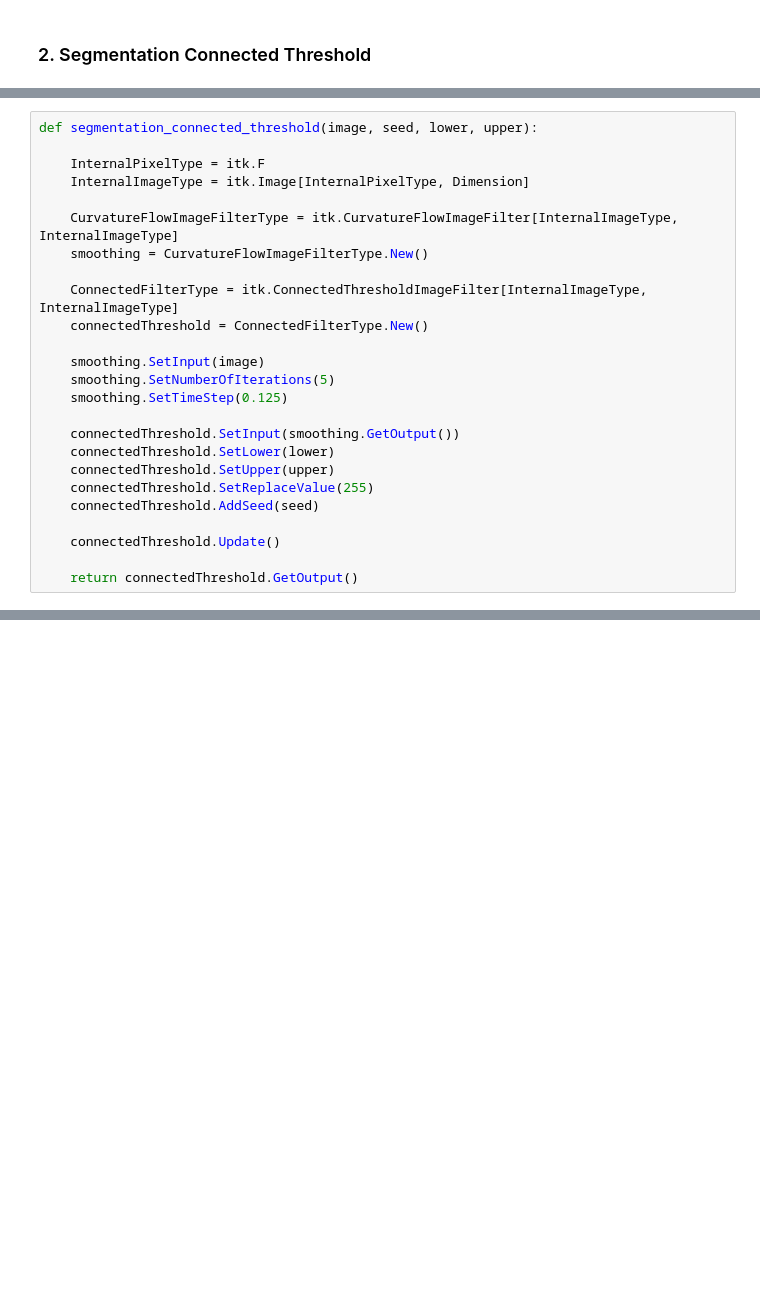
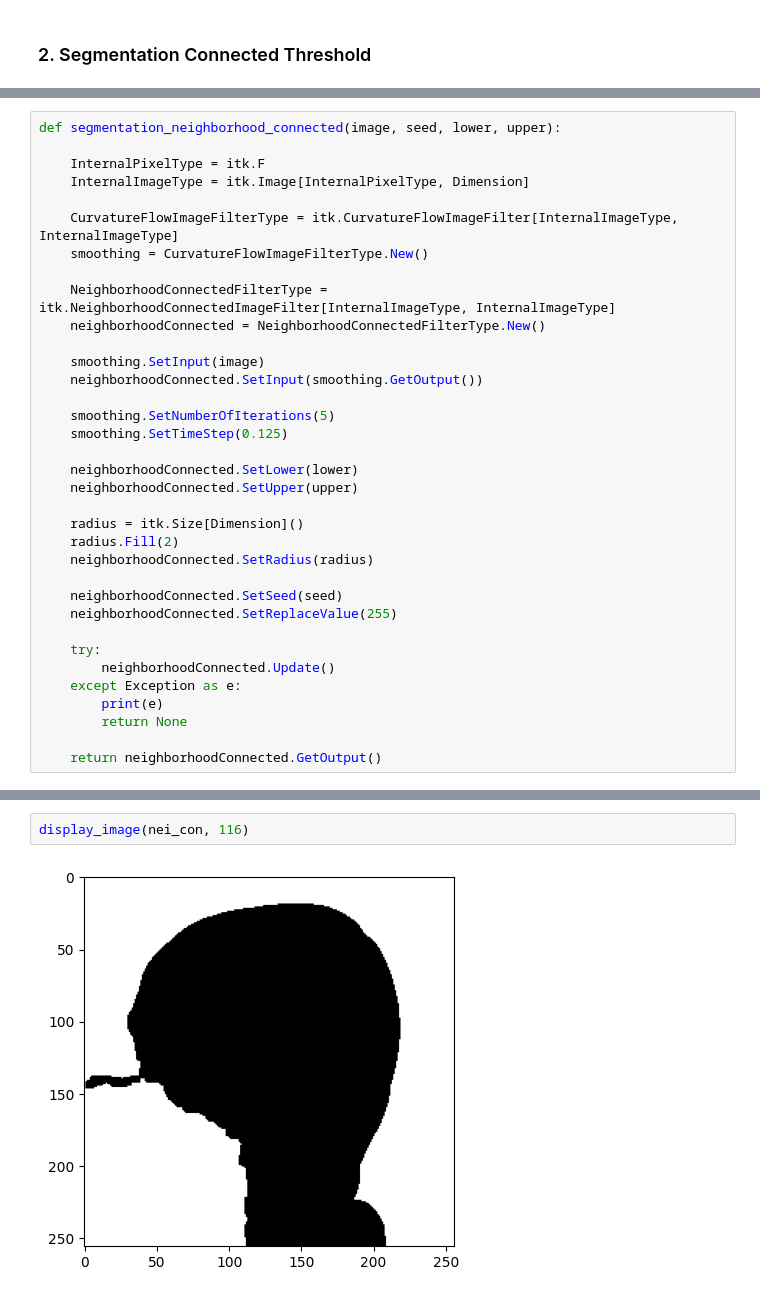
Before and after one commit to DvDC13/ITK-VTK, a Jupyter notebook: segmentation.ipynb, the cells around one changed output, grey strips where cells are left out. Drawn from its saved outputs; the diff is of its cells as text; blank space fills up the shorter version.

```diff
--- a/segmentation.ipynb
+++ b/segmentation.ipynb
@@ -95,5 +182,5 @@ def segmentation_watershed(image):
 # %%
-def segmentation_connected_threshold(image, seed, lower, upper):
+def segmentation_neighborhood_connected(image, seed, lower, upper):
 
     InternalPixelType = itk.F
     InternalImageType = itk.Image[InternalPixelType, Dimension]
@@ -101,19 +188,29 @@ def segmentation_connected_threshold(image, seed, lower, upper):
     CurvatureFlowImageFilterType = itk.CurvatureFlowImageFilter[InternalImageType, InternalImageType]
     smoothing = CurvatureFlowImageFilterType.New()
 
-    ConnectedFilterType = itk.ConnectedThresholdImageFilter[InternalImageType, InternalImageType]
-    connectedThreshold = ConnectedFilterType.New()
+    NeighborhoodConnectedFilterType = itk.NeighborhoodConnectedImageFilter[InternalImageType, InternalImageType]
+    neighborhoodConnected = NeighborhoodConnectedFilterType.New()
 
     smoothing.SetInput(image)
+    neighborhoodConnected.SetInput(smoothing.GetOutput())
+
     smoothing.SetNumberOfIterations(5)
     smoothing.SetTimeStep(0.125)
 
-    connectedThreshold.SetInput(smoothing.GetOutput())
-    connectedThreshold.SetLower(lower)
-    connectedThreshold.SetUpper(upper)
-    connectedThreshold.SetReplaceValue(255)
-    connectedThreshold.AddSeed(seed)
+    neighborhoodConnected.SetLower(lower)
+    neighborhoodConnected.SetUpper(upper)
 
-    connectedThreshold.Update()
+    radius = itk.Size[Dimension]()
+    radius.Fill(2)
+    neighborhoodConnected.SetRadius(radius)
 
-    return connectedThreshold.GetOutput()
+    neighborhoodConnected.SetSeed(seed)
+    neighborhoodConnected.SetReplaceValue(255)
+
+    try:
+        neighborhoodConnected.Update()
+    except Exception as e:
+        print(e)
+        return None
+
+    return neighborhoodConnected.GetOutput()
@@ -119,0 +222,4 @@ def segmentation_connected_threshold(image, seed, lower, upper):
+# %%
+display_image(nei_con, 116)
+# %% [output]
+[figure, added]
```
Also changed, not shown: parts of 20 cells of this notebook, 1 other file.
